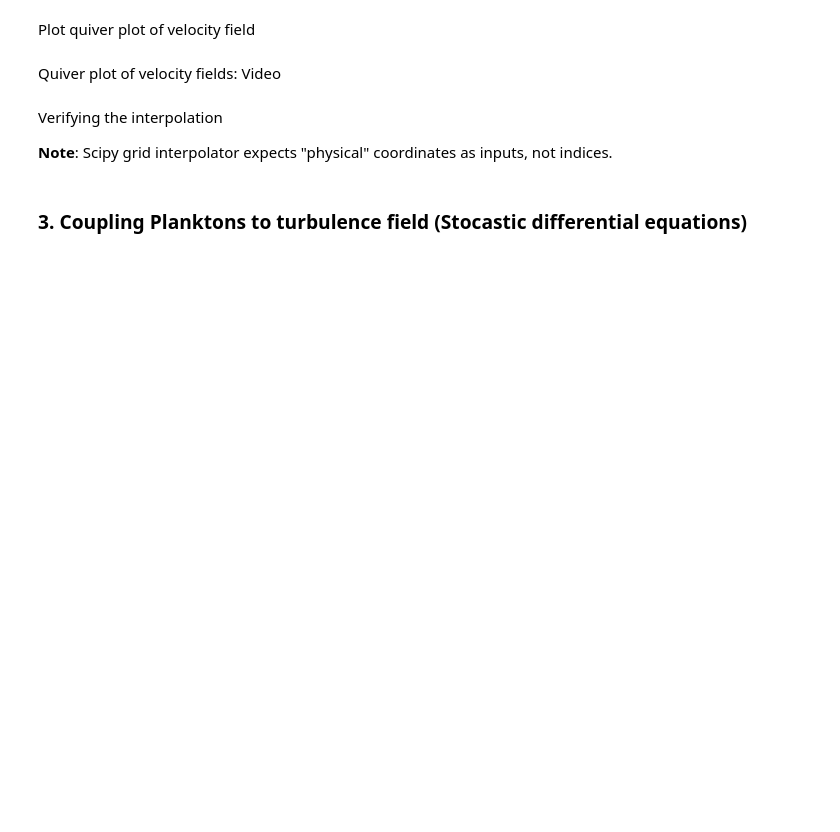
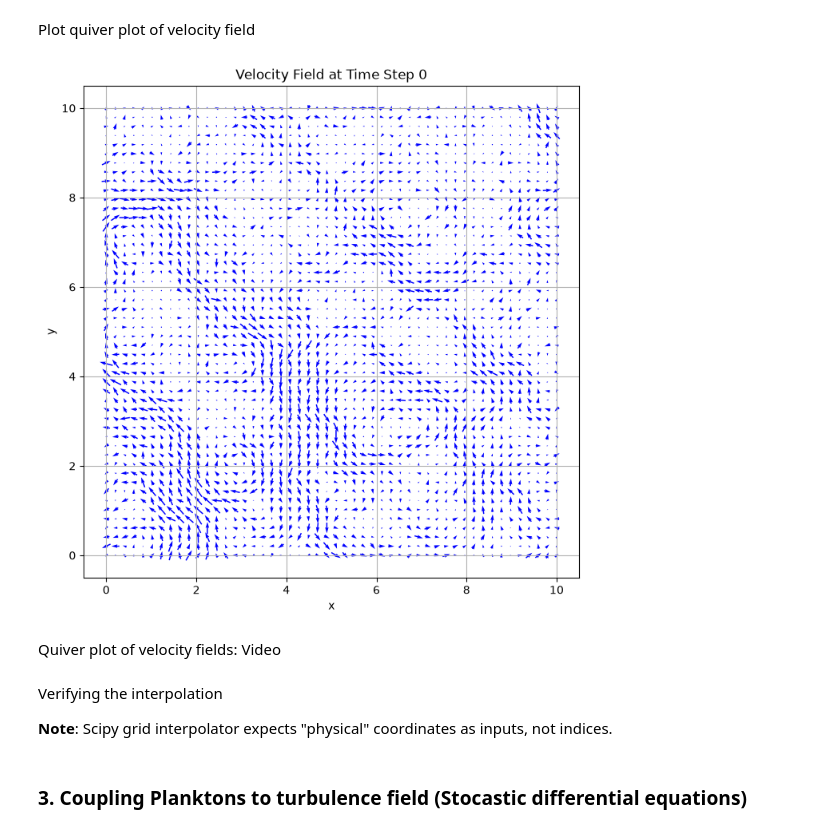
Before and after one commit to isahendriks/sea-surface-optics-guide-zooplankton-towards-low-turbulence, a Jupyter notebook: simulations/kinematic_simulations.ipynb, the cells around one changed output. Drawn from its saved outputs; the diff is of its cells as text; code cells hidden in the pictures; blank space fills up the shorter version.

```diff
--- a/simulations/kinematic_simulations.ipynb
+++ b/simulations/kinematic_simulations.ipynb
@@ -156,34 +174,36 @@ Plot quiver plot of velocity field
 import matplotlib.pyplot as plt
 
 # Select a time step
 t = 0  # Choose a specific time step (e.g., t=0 for the initial field)
 
 # Extract the velocity components at time t
 U = velocity_field[t, ..., 0]  # x-component of the velocity
 V = velocity_field[t, ..., 1]  # y-component of the velocity
 
 # Create the grid for plotting
 x = np.linspace(0, L, grid_size)
 y = np.linspace(0, L, grid_size)
 X, Y = np.meshgrid(x, y)
 
 # Plot the velocity field using quiver
 plt.figure(figsize=(8, 8))
-plt.quiver(X, Y, U, V, scale=50, pivot='mid', color='blue')
+plt.quiver(X, Y, U, V, scale=10, pivot='mid', color='blue')
 plt.title(f"Velocity Field at Time Step {t}")
 plt.xlabel("x")
 plt.ylabel("y")
 plt.grid()
 plt.show()
 
 # plt.figure(figsize=(8, 8))
 # plt.streamplot(X, Y, U, V, density=1.5, color=np.sqrt(U**2 + V**2), cmap='viridis')
 # plt.colorbar(label="Velocity Magnitude")
 # plt.title(f"Streamline Plot of Velocity Field at Time Step {t}")
 # plt.xlabel("x")
 # plt.ylabel("y")
 # plt.grid()
 # plt.show()
+# %% [output]
+[figure, added]
 # %% [markdown]
 Quiver plot of velocity fields: Video
 # %%
```
Also changed, not shown: parts of 11 cells of this notebook.
